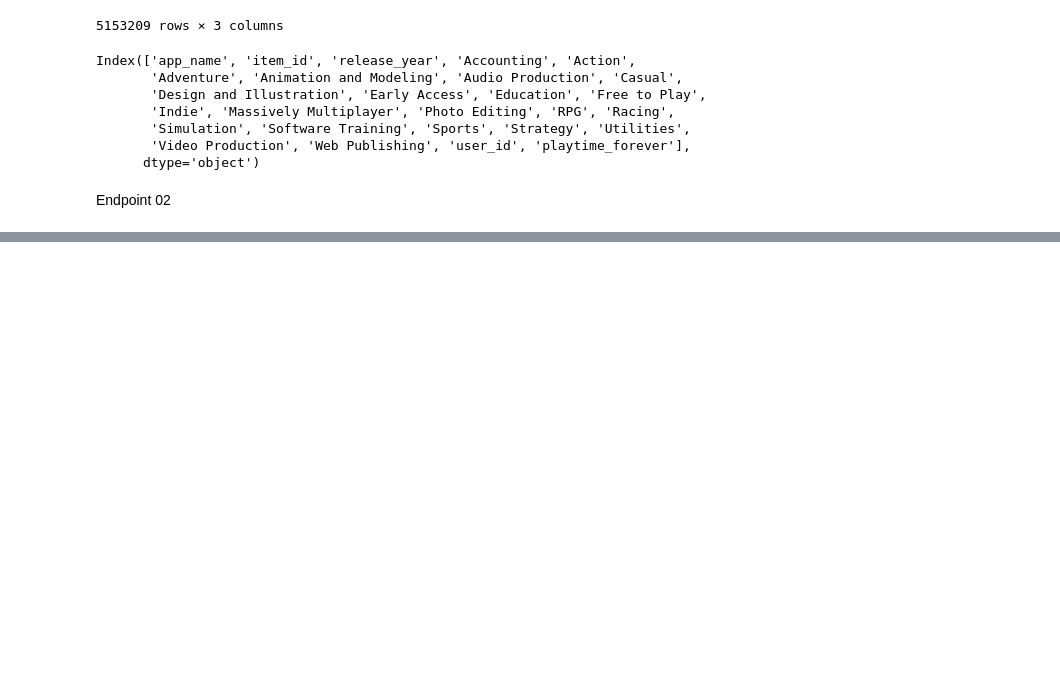
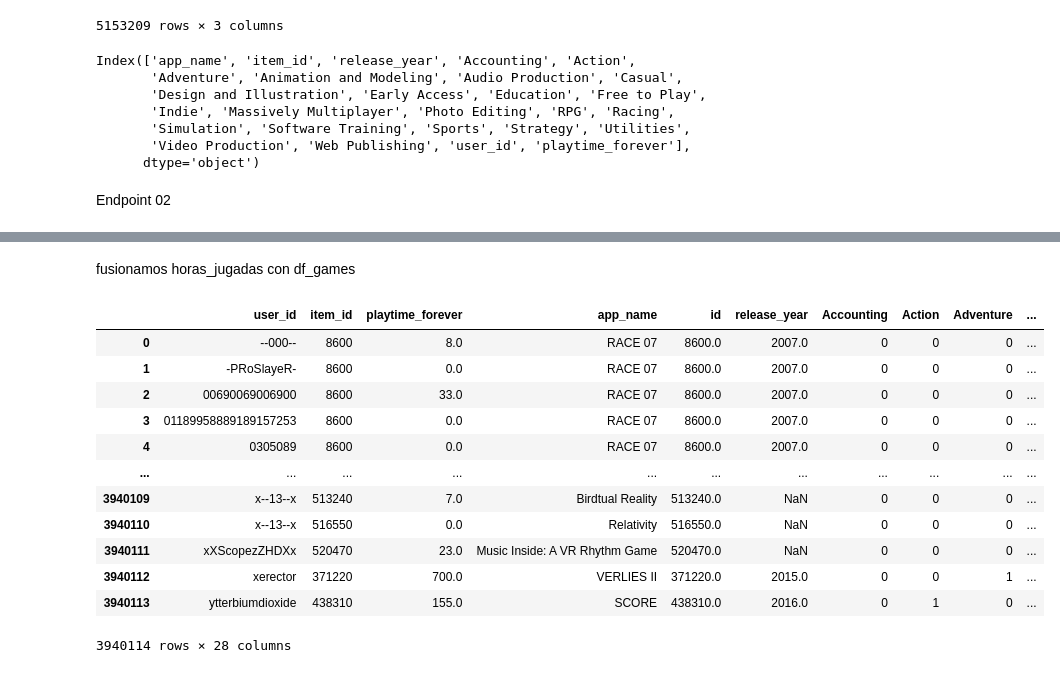
Before and after one commit to lpardom/PI_MLOps, a Jupyter notebook: 02 endpoints.ipynb, the cells around one changed output, grey strips where cells are left out. Drawn from its saved outputs; the diff is of its cells as text; code cells hidden in the pictures; blank space fills up the shorter version.

```diff
--- a/02 endpoints.ipynb
+++ b/02 endpoints.ipynb
@@ -1,9 +1,9 @@
 # %%
 import pandas as pd
 # %%
-df_games = pd.read_csv("games.csv")
-df_reviews = pd.read_csv("reviews.csv")
-df_items = pd.read_csv("items.csv")
+df_games = pd.read_csv("csv/games.csv")
+df_reviews = pd.read_csv("csv/reviews.csv")
+df_items = pd.read_csv("csv/items.csv")
 # %% [markdown]
 Endpoint01
 # %% [markdown]
@@ -103,0 +126,3 @@ Endpoint 02
+# %%
+df_games.rename(columns={'Animation &amp; Modeling': 'Animation and Modeling'}, inplace=True)
+df_games.rename(columns={'Design &amp; Illustration': 'Design and Illustration'}, inplace=True)
@@ -103,0 +140,6 @@ Endpoint 02
+# %%
+# Agrupar por usuario y juego, y sumar las horas jugadas
+horas_jugadas = df_items.groupby(['user_id', 'item_id'])['playtime_forever'].sum().reset_index()
+
+# Visualizar el resultado
+print(horas_jugadas)
@@ -103,0 +161,20 @@ Endpoint 02
+# %% [markdown]
+fusionamos horas_jugadas con df_games
+# %%
+df_merged = pd.merge(horas_jugadas, df_games, left_on='item_id', right_on='id')
+# %%
+df_merged
+# %% [output]
+|  | user_id | item_id | playtime_forever | app_name | id | release_year | Accounting | Action | Adventure | ... |
+| 0 | --000-- | 8600 | 8.0 | RACE 07 | 8600.0 | 2007.0 | 0 | 0 | 0 | ... |
+| 1 | -PRoSlayeR- | 8600 | 0.0 | RACE 07 | 8600.0 | 2007.0 | 0 | 0 | 0 | ... |
+| 2 | 00690069006900 | 8600 | 33.0 | RACE 07 | 8600.0 | 2007.0 | 0 | 0 | 0 | ... |
+| 3 | 01189958889189157253 | 8600 | 0.0 | RACE 07 | 8600.0 | 2007.0 | 0 | 0 | 0 | ... |
+| 4 | 0305089 | 8600 | 0.0 | RACE 07 | 8600.0 | 2007.0 | 0 | 0 | 0 | ... |
+| ... | ... | ... | ... | ... | ... | ... | ... | ... | ... | ... |
+| 3940109 | x--13--x | 513240 | 7.0 | Birdtual Reality | 513240.0 | NaN | 0 | 0 | 0 | ... |
+| 3940110 | x--13--x | 516550 | 0.0 | Relativity | 516550.0 | NaN | 0 | 0 | 0 | ... |
+| 3940111 | xXScopezZHDXx | 520470 | 23.0 | Music Inside: A VR Rhythm Game | 520470.0 | NaN | 0 | 0 | 0 | ... |
+| 3940112 | xerector | 371220 | 700.0 | VERLIES II | 371220.0 | 2015.0 | 0 | 0 | 1 | ... |
+| 3940113 | ytterbiumdioxide | 438310 | 155.0 | SCORE | 438310.0 | 2016.0 | 0 | 1 | 0 | ... |
+3940114 rows × 28 columns
```
Also changed, not shown: parts of 15 cells of this notebook, 5 other files.
